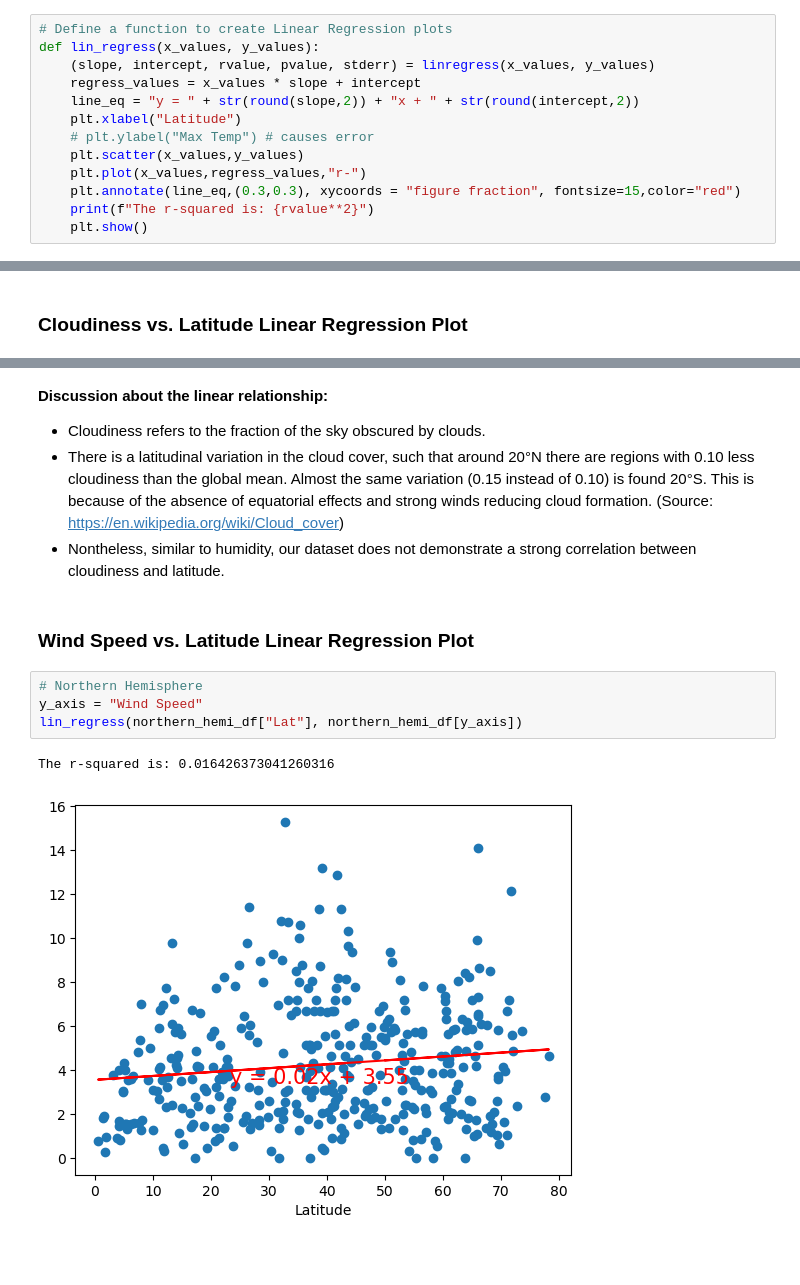
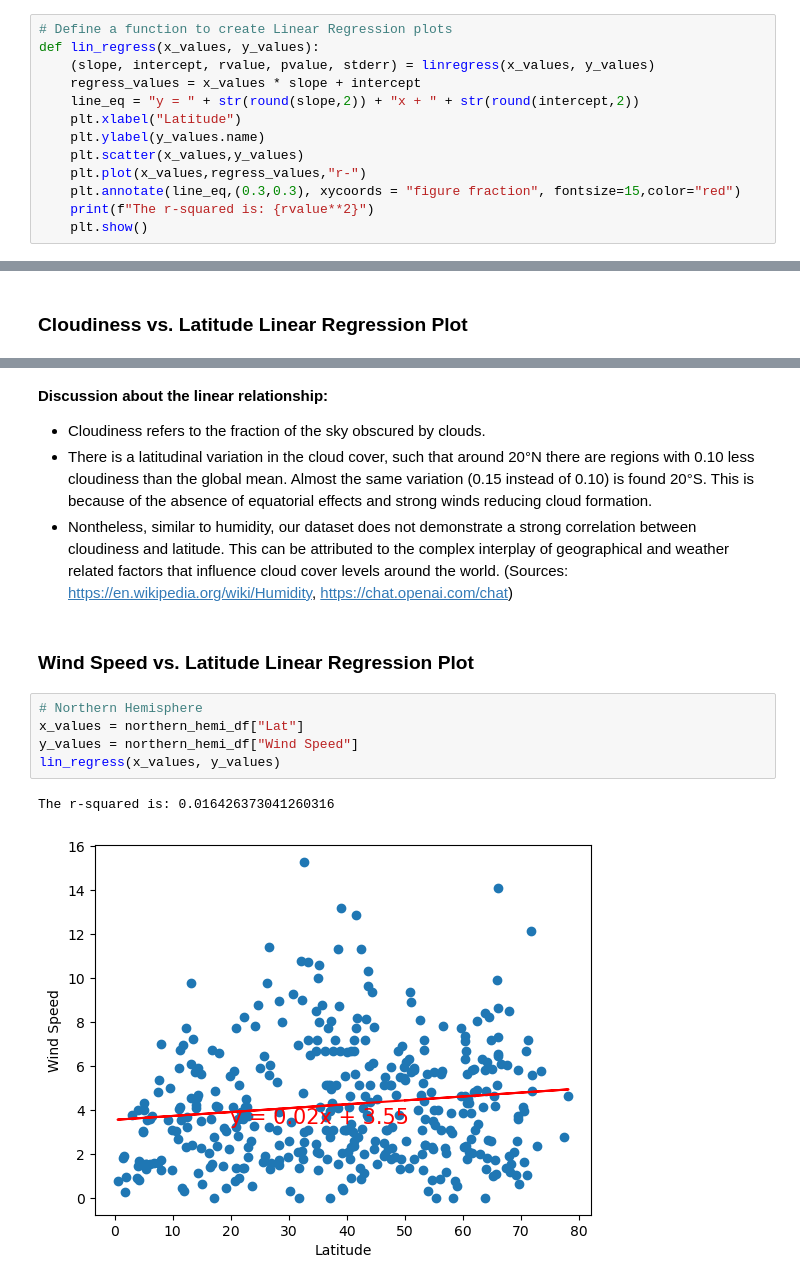
Before and after one commit to andrew-fellowes/python-api-challenge, a Jupyter notebook: WeatherPy/WeatherPy.ipynb, the cells around one changed output, grey strips where cells are left out. Cells and saved outputs as stored; diff of their text form; blank space fills up the shorter version.

```diff
--- a/WeatherPy/WeatherPy.ipynb
+++ b/WeatherPy/WeatherPy.ipynb
@@ -286,7 +286,7 @@ def lin_regress(x_values, y_values):
     regress_values = x_values * slope + intercept
     line_eq = "y = " + str(round(slope,2)) + "x + " + str(round(intercept,2))
     plt.xlabel("Latitude")
-    # plt.ylabel("Max Temp") # causes error
+    plt.ylabel(y_values.name)
     plt.scatter(x_values,y_values)
     plt.plot(x_values,regress_values,"r-")
     plt.annotate(line_eq,(0.3,0.3), xycoords = "figure fraction", fontsize=15,color="red")
@@ -382,16 +389,17 @@ The r-squared is: 0.3500584402892599
 **Discussion about the linear relationship:**
 - Cloudiness refers to the fraction of the sky obscured by clouds.
 - There is a latitudinal variation in the cloud cover, such that around 20°N there are regions with 0.10 less cloudiness than the global mean. Almost the same variation (0.15 instead of 0.10) is found 20°S. This is because of the absence of equatorial effects and strong winds reducing cloud formation.
-(Source: https://en.wikipedia.org/wiki/Cloud_cover)
-- Nontheless, similar to humidity, our dataset does not demonstrate a strong correlation between cloudiness and latitude.
+- Nontheless, similar to humidity, our dataset does not demonstrate a strong correlation between cloudiness and latitude. This can be attributed to the complex interplay of geographical and weather related factors that influence cloud cover levels around the world.
+(Sources: https://en.wikipedia.org/wiki/Humidity, https://chat.openai.com/chat)
 # %% [markdown]
 ### Wind Speed vs. Latitude Linear Regression Plot
 # %%
 # Northern Hemisphere
-y_axis = "Wind Speed"
-lin_regress(northern_hemi_df["Lat"], northern_hemi_df[y_axis])
+x_values = northern_hemi_df["Lat"]
+y_values = northern_hemi_df["Wind Speed"]
+lin_regress(x_values, y_values)
 # %% [output]
 The r-squared is: 0.016426373041260316
-[figure, old version]
+[figure, new version]
 # %%
 # Southern Hemisphere
```
Also changed, not shown: parts of 10 cells of this notebook, 9 other files.
